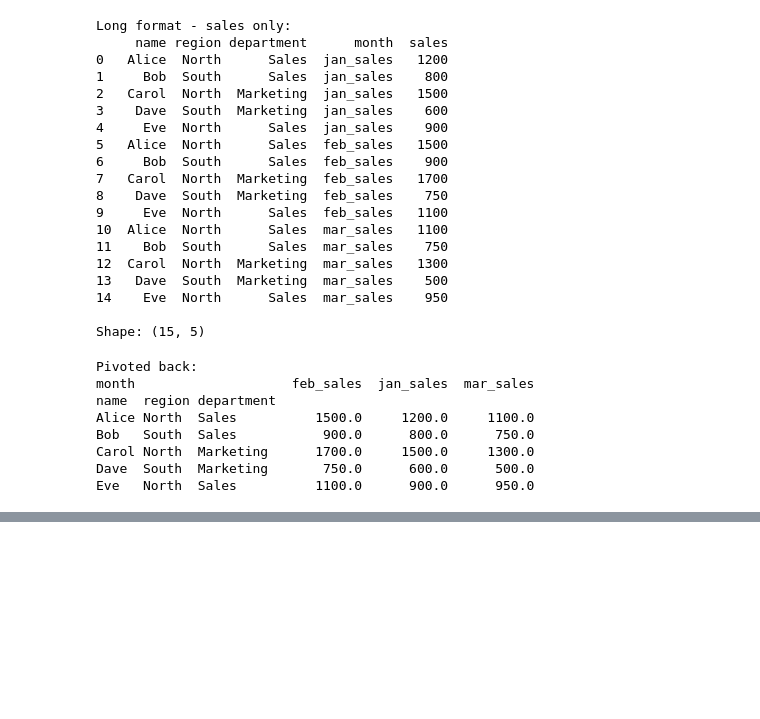
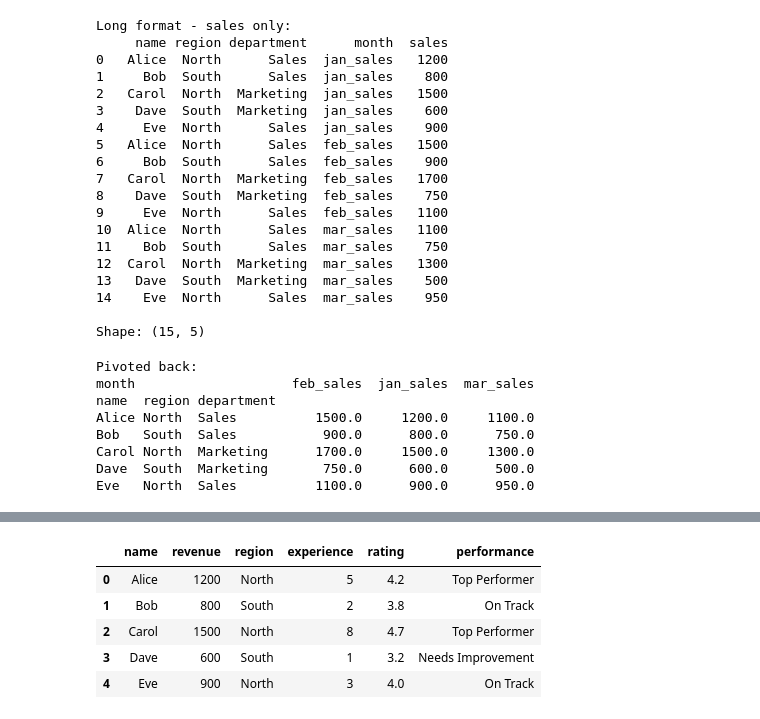
Before and after one commit to jateenkashyap/de-journey, a Jupyter notebook: month_02/src/pandas_basics.ipynb, the cells around one changed output, grey strips where cells are left out. Saved outputs shown, nothing was run; the diff lists cells and outputs as text; code cells hidden in the pictures; blank space fills up the shorter version.

```diff
--- a/month_02/src/pandas_basics.ipynb
+++ b/month_02/src/pandas_basics.ipynb
@@ -404,0 +555,19 @@ Eve   North  Sales          1100.0      900.0      950.0
+# %%
+# Categorize sales reps by revenue performance
+def performance_band(revenue):
+    if revenue >= 1200:
+        return "Top Performer"
+    elif revenue >= 800:
+        return "On Track"
+    else:
+        return "Needs Improvement"
+
+df_sales["performance"] = df_sales["revenue"].apply(performance_band)
+df_sales
+# %% [output]
+|  | name | revenue | region | experience | rating | performance |
+| 0 | Alice | 1200 | North | 5 | 4.2 | Top Performer |
+| 1 | Bob | 800 | South | 2 | 3.8 | On Track |
+| 2 | Carol | 1500 | North | 8 | 4.7 | Top Performer |
+| 3 | Dave | 600 | South | 1 | 3.2 | Needs Improvement |
+| 4 | Eve | 900 | North | 3 | 4.0 | On Track |
```
Also changed, not shown: parts of 9 cells of this notebook.
